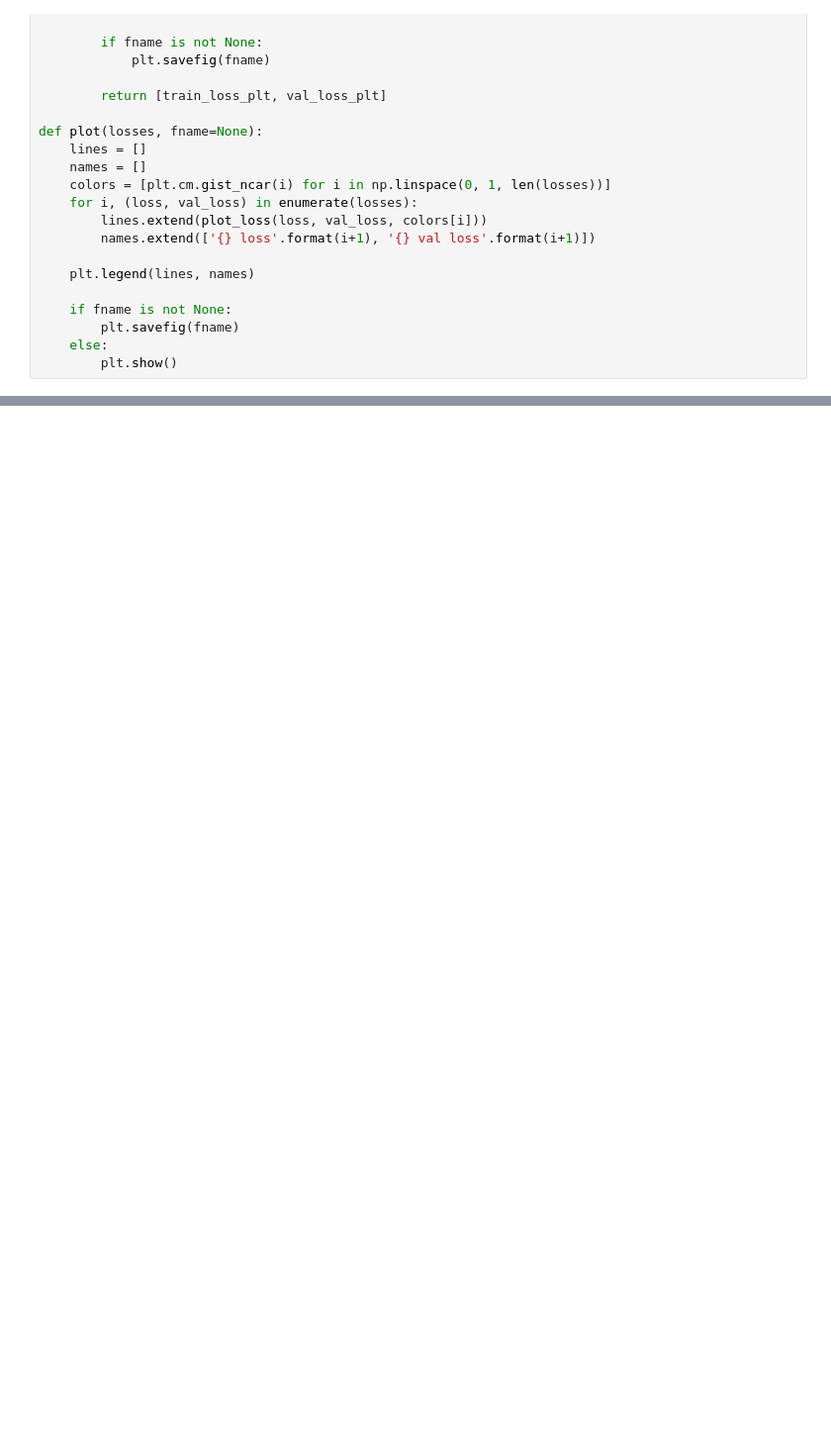
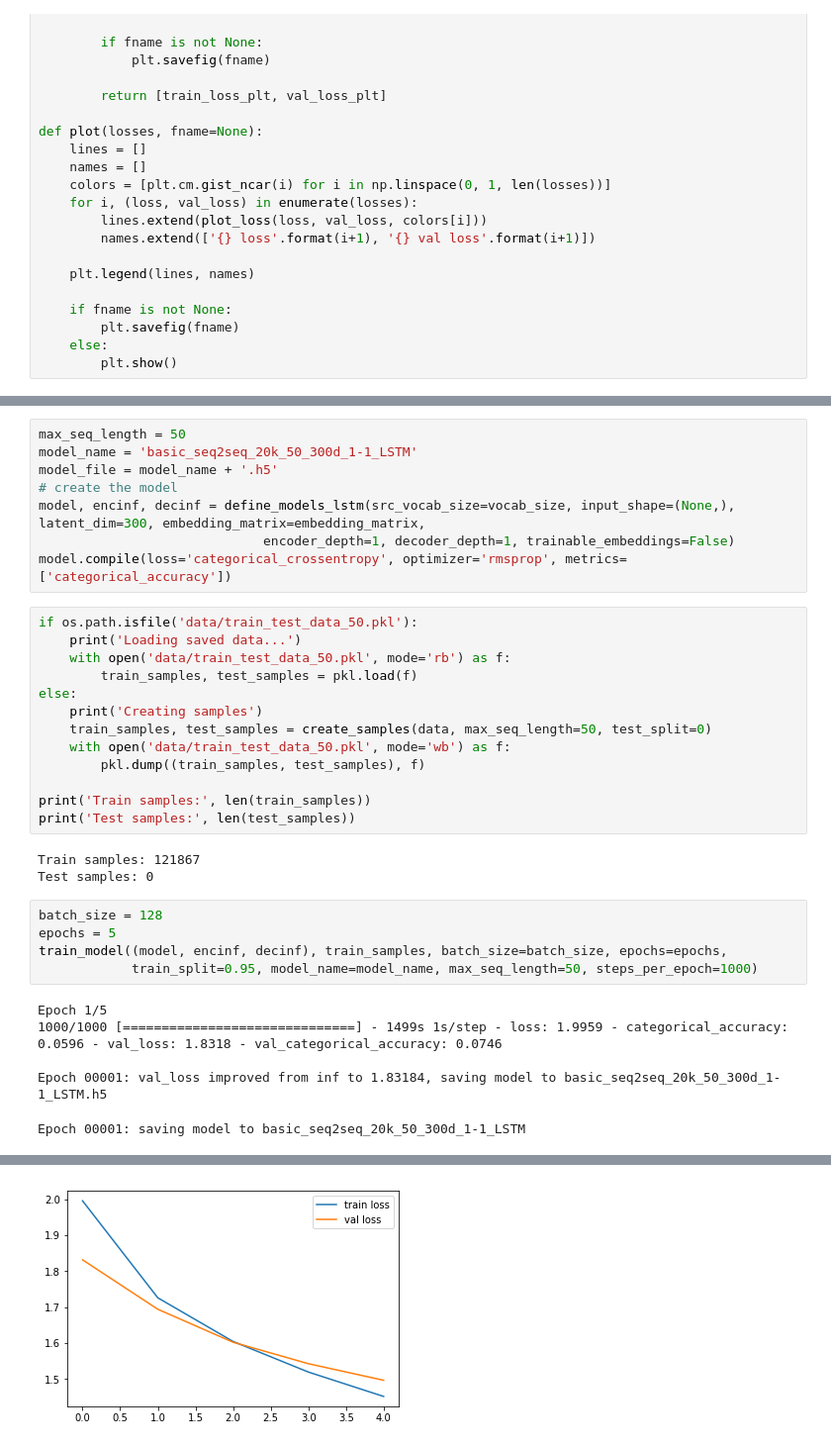
Before and after one commit to macco3k/deepstories, a Jupyter notebook: seq2seq-categorical.ipynb, the cells around one changed output, grey strips where cells are left out. Shown at 99% size. Cells and saved outputs as stored; diff of their text form; blank space fills up the shorter version.

```diff
--- a/seq2seq-categorical.ipynb
+++ b/seq2seq-categorical.ipynb
@@ -1131,0 +613,35 @@ Sequence encoded
+# %%
+max_seq_length = 50
+model_name = 'basic_seq2seq_20k_50_300d_1-1_LSTM'
+model_file = model_name + '.h5'
+# create the model
+model, encinf, decinf = define_models_lstm(src_vocab_size=vocab_size, input_shape=(None,), latent_dim=300, embedding_matrix=embedding_matrix,
+                             encoder_depth=1, decoder_depth=1, trainable_embeddings=False)
+model.compile(loss='categorical_crossentropy', optimizer='rmsprop', metrics=['categorical_accuracy'])
+# %%
+if os.path.isfile('data/train_test_data_50.pkl'):
+    print('Loading saved data...')
+    with open('data/train_test_data_50.pkl', mode='rb') as f:
+        train_samples, test_samples = pkl.load(f)
+else:
+    print('Creating samples')
+    train_samples, test_samples = create_samples(data, max_seq_length=50, test_split=0)
+    with open('data/train_test_data_50.pkl', mode='wb') as f:
+        pkl.dump((train_samples, test_samples), f)
+
+print('Train samples:', len(train_samples))
+print('Test samples:', len(test_samples))
+# %% [output]
+Train samples: 121867
+Test samples: 0
+# %%
+batch_size = 128
+epochs = 5
+train_model((model, encinf, decinf), train_samples, batch_size=batch_size, epochs=epochs,
+            train_split=0.95, model_name=model_name, max_seq_length=50, steps_per_epoch=1000)
+# %% [output]
+Epoch 1/5
+1000/1000 [==============================] - 1499s 1s/step - loss: 1.9959 - categorical_accuracy: 0.0596 - val_loss: 1.8318 - val_categorical_accuracy: 0.0746
+
+Epoch 00001: val_loss improved from inf to 1.83184, saving model to basic_seq2seq_20k_50_300d_1-1_LSTM.h5
+Epoch 00001: saving model to basic_seq2seq_20k_50_300d_1-1_LSTM
@@ -1131,0 +665 @@ Sequence encoded
+[figure, added]
```
Also changed, not shown: parts of 46 cells of this notebook.
